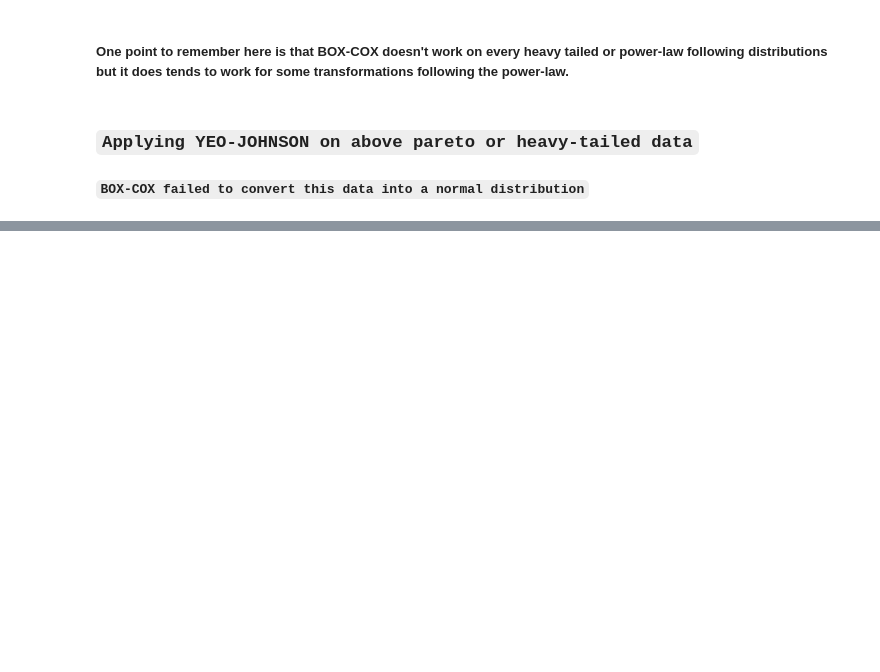
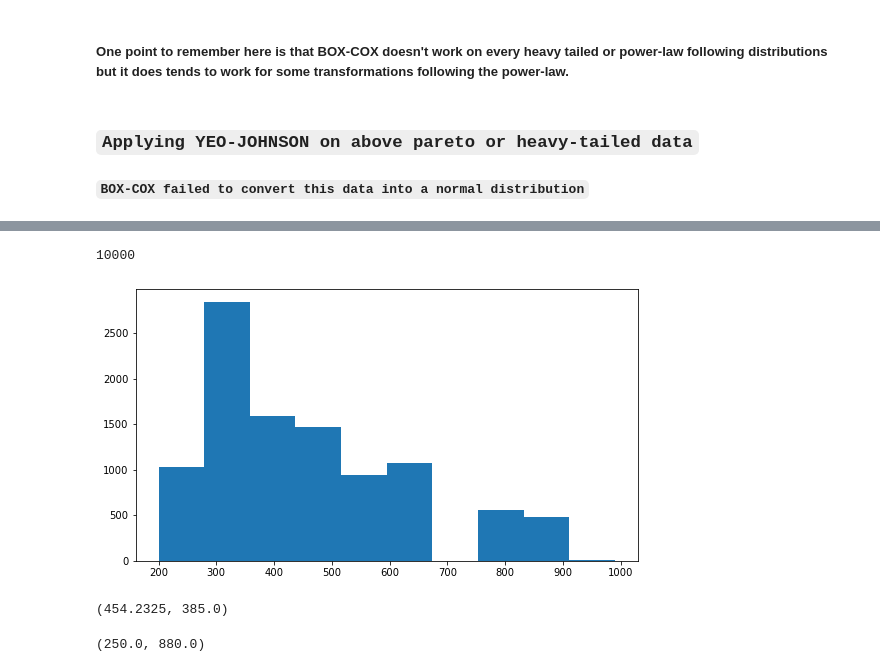
Before and after one commit to raj-shr-git/AAIC_Practice, a Jupyter notebook: VIDEO_PRACTICE/MODULE-1/M2_Sec1_EDA.ipynb, the cells around one changed output, grey strips where cells are left out. Cells and saved outputs as stored; diff of their text form; code cells hidden in the pictures; blank space fills up the shorter version.

Commit message:
Day-23 : Module-2 : Till Bootstrapping

```diff
--- a/VIDEO_PRACTICE/MODULE-1/M2_Sec1_EDA.ipynb
+++ b/VIDEO_PRACTICE/MODULE-1/M2_Sec1_EDA.ipynb
@@ -748,0 +751,2 @@ plt.show()
+# %%
+main_sample = np.array([200,300,205,250,320,450,670,890,990,880])
@@ -748,0 +759,22 @@ plt.show()
+# %%
+no_of_bootstrap_samples = 10000
+bootstrap_sample_size = len(main_sample)
+# %%
+bootstrap_medians = []
+# %%
+for itr in range(no_of_bootstrap_samples):
+    tmp_sample = resample(main_sample,n_samples=bootstrap_sample_size,replace=True)
+    tmp_median = np.median(tmp_sample)
+    bootstrap_medians.append(tmp_median)
+# %%
+len(bootstrap_medians)
+# %% [output]
+10000
+# %%
+plt.hist(bootstrap_medians);
+# %% [output]
+[figure, added]
+# %%
+np.mean(bootstrap_medians), np.median(bootstrap_medians)
+# %% [output]
+(454.2325, 385.0)
@@ -748,0 +783,4 @@ plt.show()
+# %%
+np.percentile(bootstrap_medians,lower_int), np.percentile(bootstrap_medians,upper_int)
+# %% [output]
+(250.0, 880.0)
```
Also changed, not shown: parts of 57 cells of this notebook.
